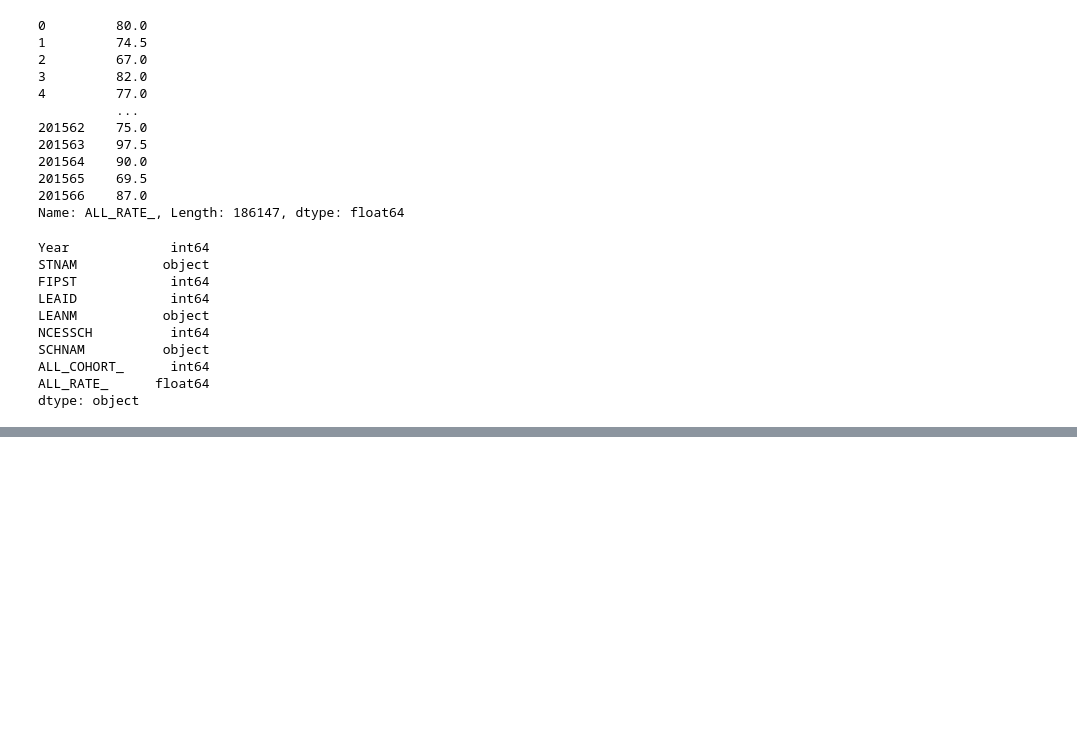
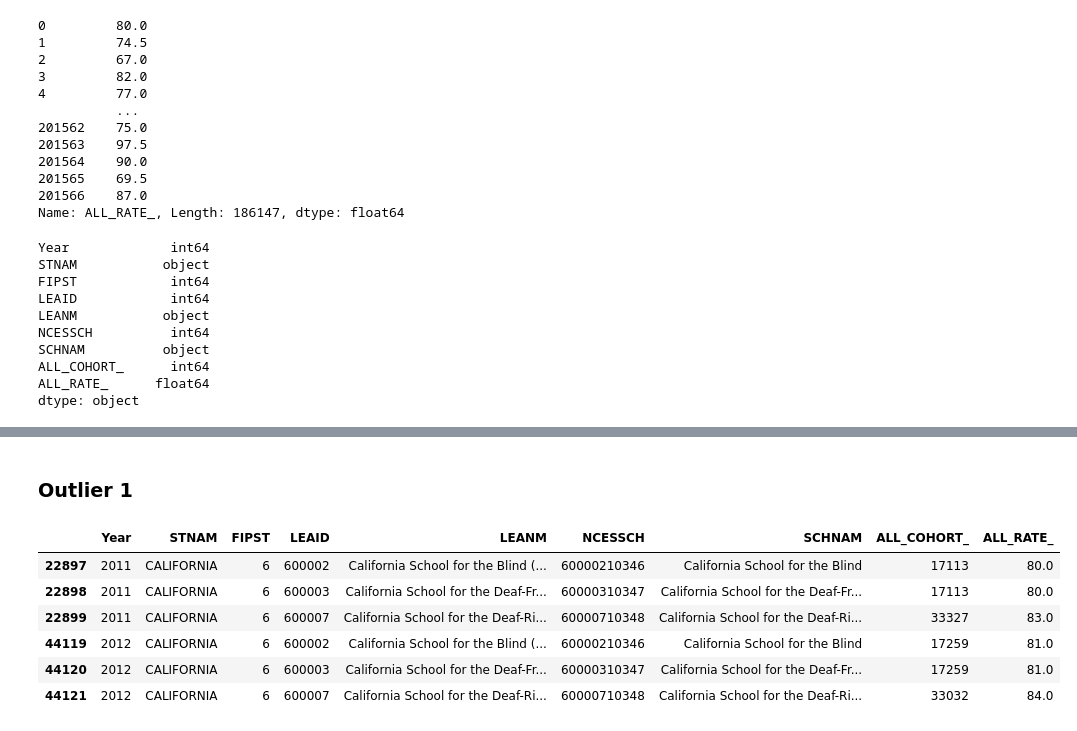
Before and after one commit to georgetown-analytics/student-outcomes, a Jupyter notebook: notebooks/EDA_graduation_rate.ipynb, the cells around one changed output, grey strips where cells are left out. Cells and saved outputs as stored; diff of their text form; code cells hidden in the pictures; blank space fills up the shorter version.

```diff
--- a/notebooks/EDA_graduation_rate.ipynb
+++ b/notebooks/EDA_graduation_rate.ipynb
@@ -445,0 +455,13 @@ sns.pairplot(big_df)
+# %% [markdown]
+### Outlier 1
+# %%
+large_school_indexes = big_df.ALL_COHORT_ > 5000
+big_df.loc[large_school_indexes,:]
+# %% [output]
+|  | Year | STNAM | FIPST | LEAID | LEANM | NCESSCH | SCHNAM | ALL_COHORT_ | ALL_RATE_ |
+| 22897 | 2011 | CALIFORNIA | 6 | 600002 | California School for the Blind (... | 60000210346 | California School for the Blind | 17113 | 80.0 |
+| 22898 | 2011 | CALIFORNIA | 6 | 600003 | California School for the Deaf-Fr... | 60000310347 | California School for the Deaf-Fr... | 17113 | 80.0 |
+| 22899 | 2011 | CALIFORNIA | 6 | 600007 | California School for the Deaf-Ri... | 60000710348 | California School for the Deaf-Ri... | 33327 | 83.0 |
+| 44119 | 2012 | CALIFORNIA | 6 | 600002 | California School for the Blind (... | 60000210346 | California School for the Blind | 17259 | 81.0 |
+| 44120 | 2012 | CALIFORNIA | 6 | 600003 | California School for the Deaf-Fr... | 60000310347 | California School for the Deaf-Fr... | 17259 | 81.0 |
+| 44121 | 2012 | CALIFORNIA | 6 | 600007 | California School for the Deaf-Ri... | 60000710348 | California School for the Deaf-Ri... | 33032 | 84.0 |
```
Also changed, not shown: parts of 15 cells of this notebook.
